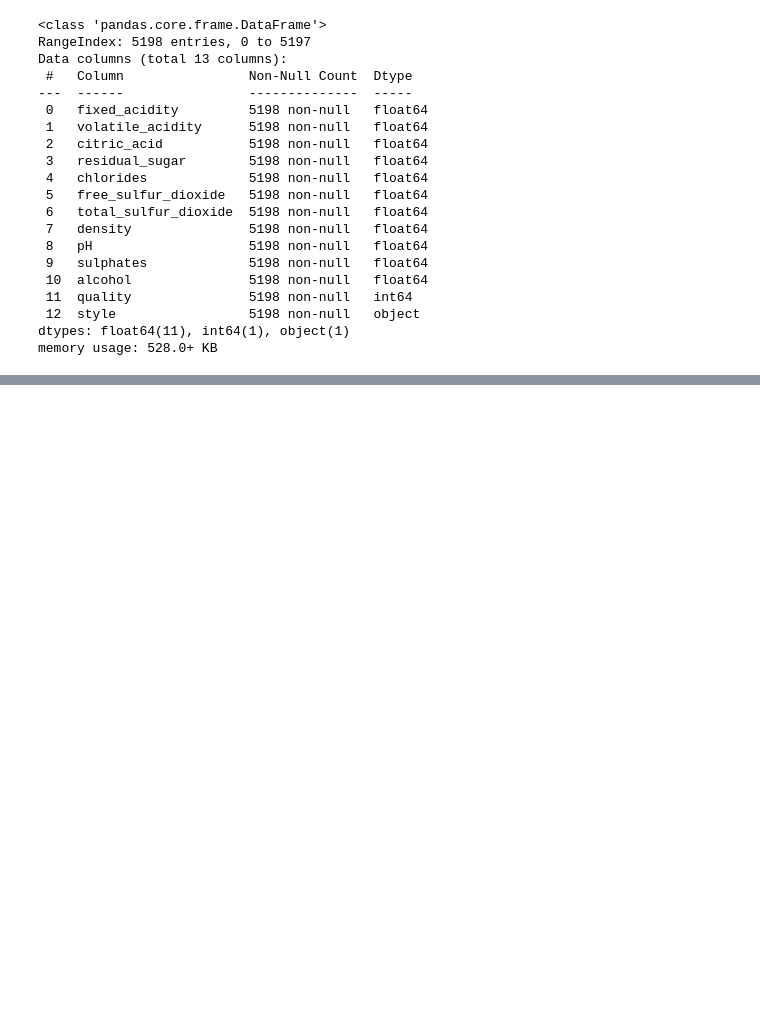
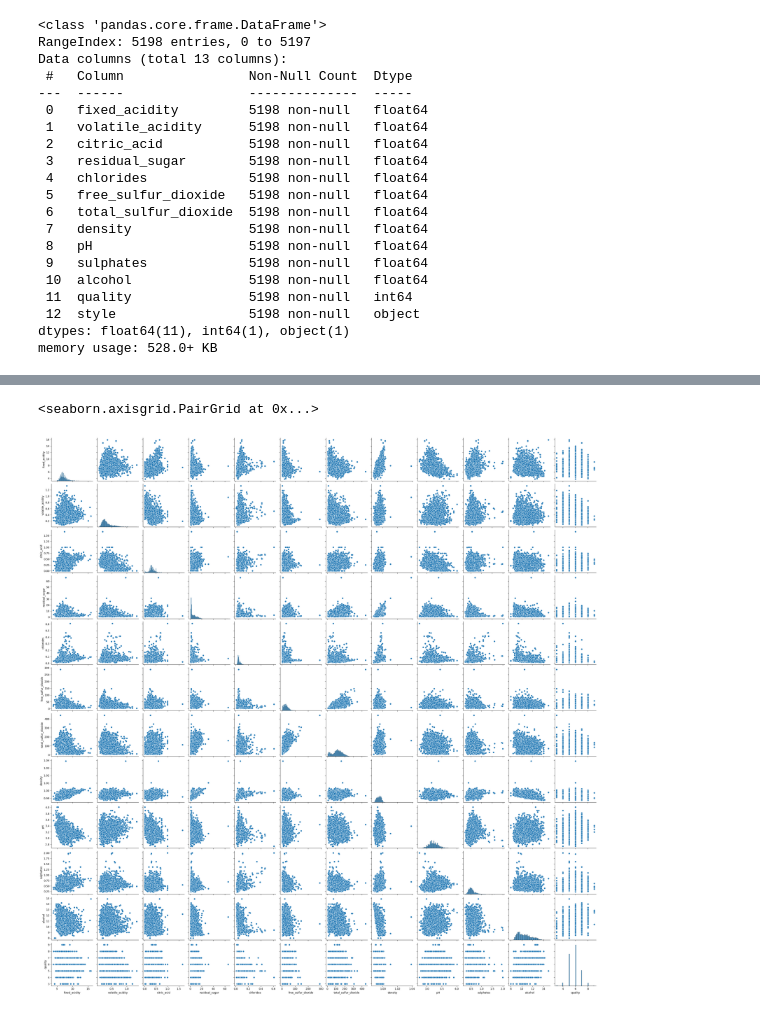
Before and after one commit to satyaprakash799/wine-quality-prediction, a Jupyter notebook: code_wine.ipynb, the cells around one changed output, grey strips where cells are left out. Drawn from its saved outputs; the diff is of its cells as text; code cells hidden in the pictures; blank space fills up the shorter version.

```diff
--- a/code_wine.ipynb
+++ b/code_wine.ipynb
@@ -38,0 +63,5 @@ memory usage: 528.0+ KB
+# %%
+sns.pairplot(train_df)
+# %% [output]
+<seaborn.axisgrid.PairGrid at 0x...>
+[figure, added]
```
Also changed, not shown: parts of 3 cells of this notebook.
